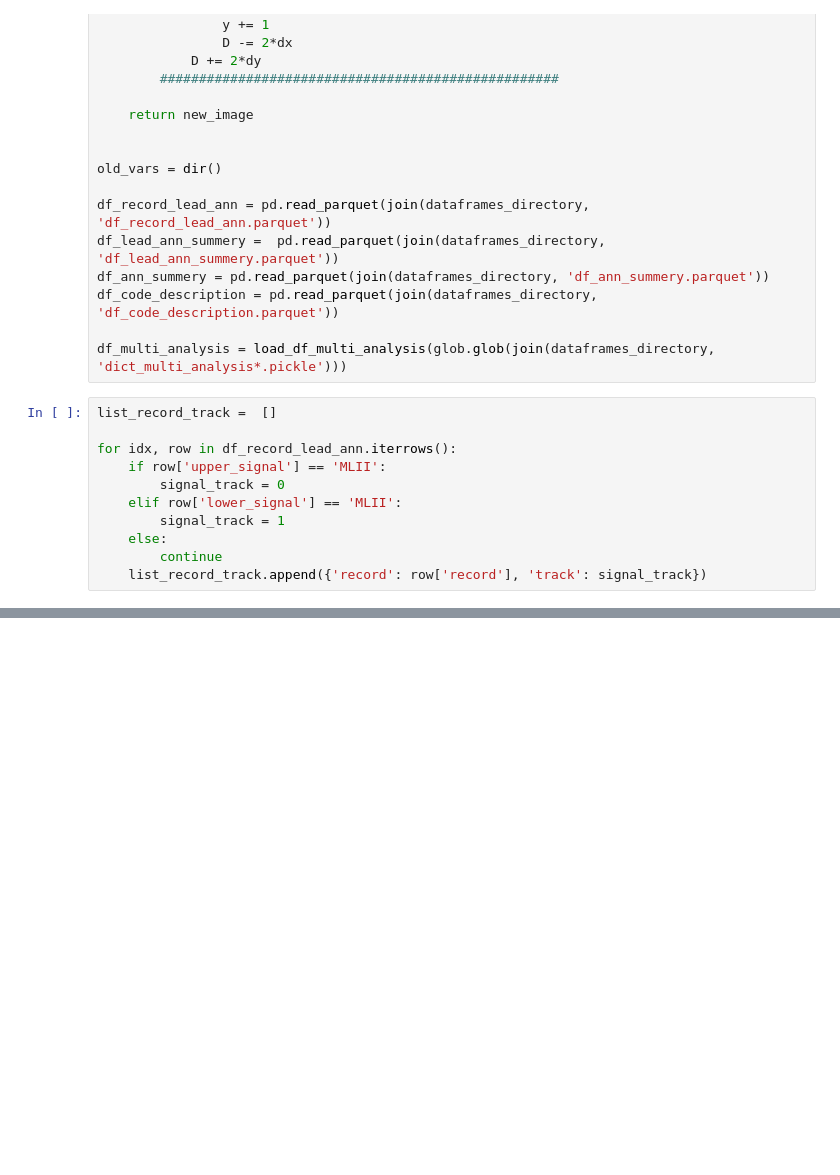
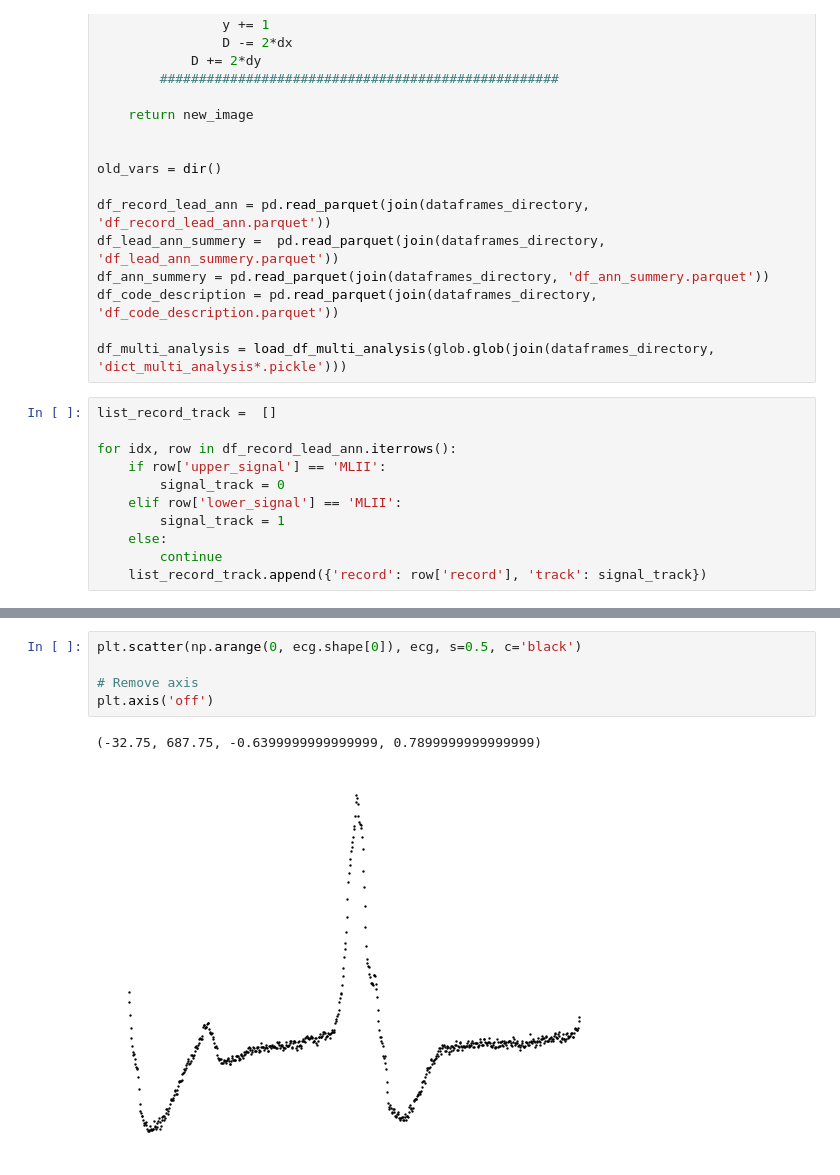
Before and after one commit to Vinicius667/ectopic_beats_detection, a Jupyter notebook: 04_Jun.ipynb, the cells around one changed output, grey strips where cells are left out. Drawn from its saved outputs; the diff is of its cells as text; blank space fills up the shorter version.

```diff
--- a/04_Jun.ipynb
+++ b/04_Jun.ipynb
@@ -194,0 +211,8 @@ gc.collect()
+# %%
+plt.scatter(np.arange(0, ecg.shape[0]), ecg, s=0.5, c='black')
+
+# Remove axis
+plt.axis('off')
+# %% [output]
+(-32.75, 687.75, -0.6399999999999999, 0.7899999999999999)
+[figure, added]
```
Also changed, not shown: parts of 14 cells of this notebook.
